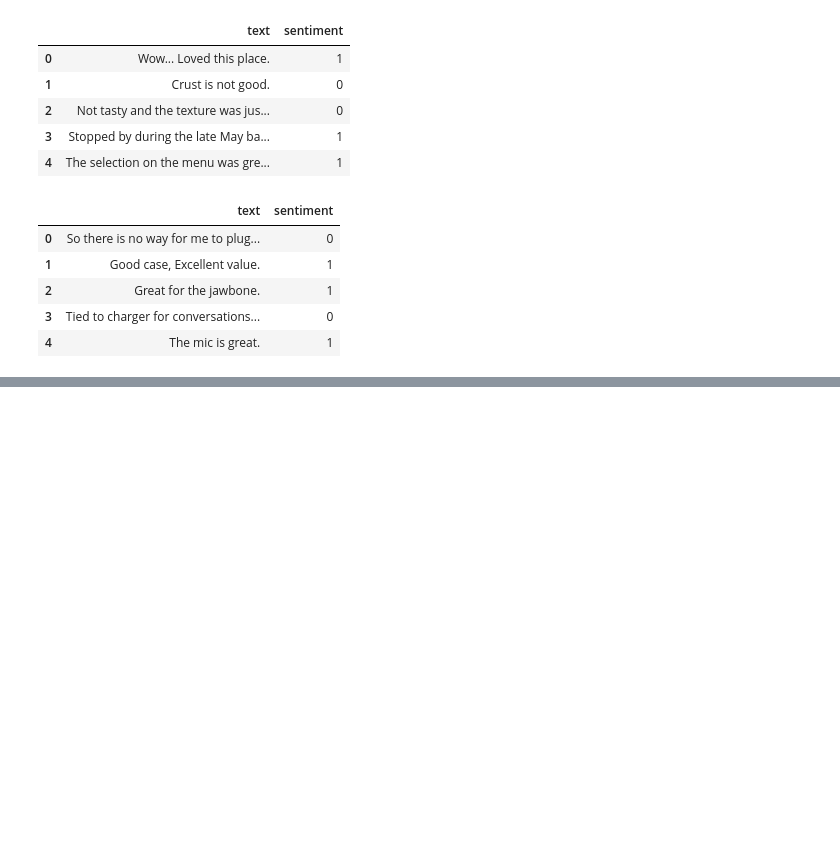
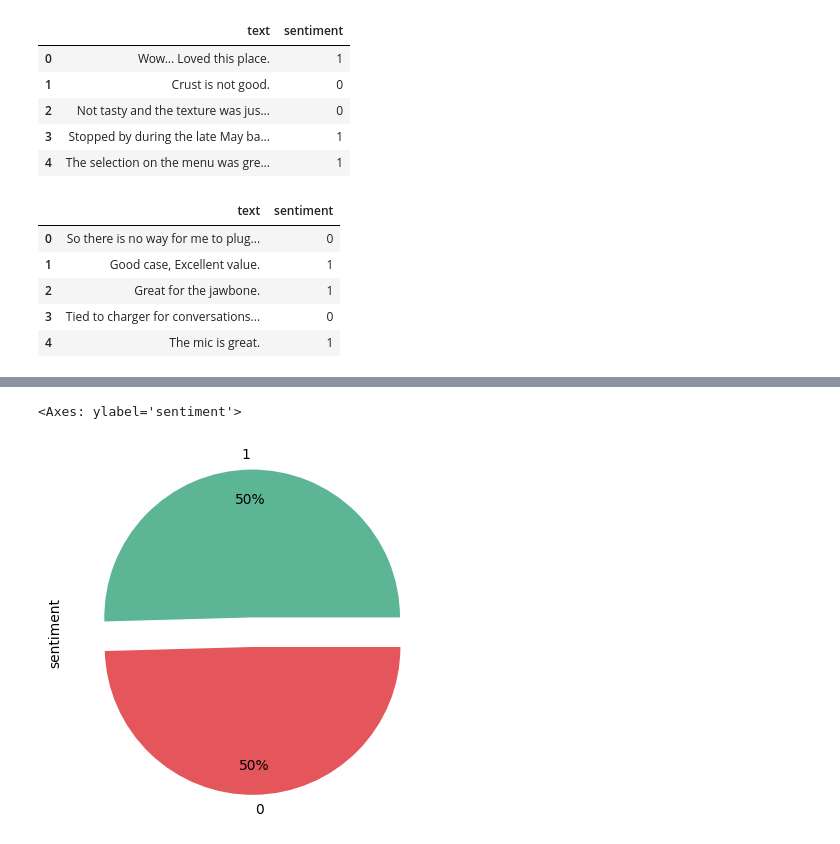
Before and after one commit to OussamaElhamdani/Sentiment-analysis, a Jupyter notebook: main.ipynb, the cells around one changed output, grey strips where cells are left out. Saved outputs shown, nothing was run; the diff lists cells and outputs as text; code cells hidden in the pictures; blank space fills up the shorter version.

```diff
--- a/main.ipynb
+++ b/main.ipynb
@@ -81,0 +211,10 @@ amazon_data.head()
+# %%
+data['sentiment'].value_counts().plot(kind='pie',
+                                   autopct='%1.0f%%',
+                                   shadow=False,
+                                  colors = ['#5cb696','#e4565c'],
+                                   pctdistance=0.80,
+                                   explode = (0.1, 0.1))
+# %% [output]
+<Axes: ylabel='sentiment'>
+[figure, added]
```
Also changed, not shown: parts of 41 cells of this notebook.
